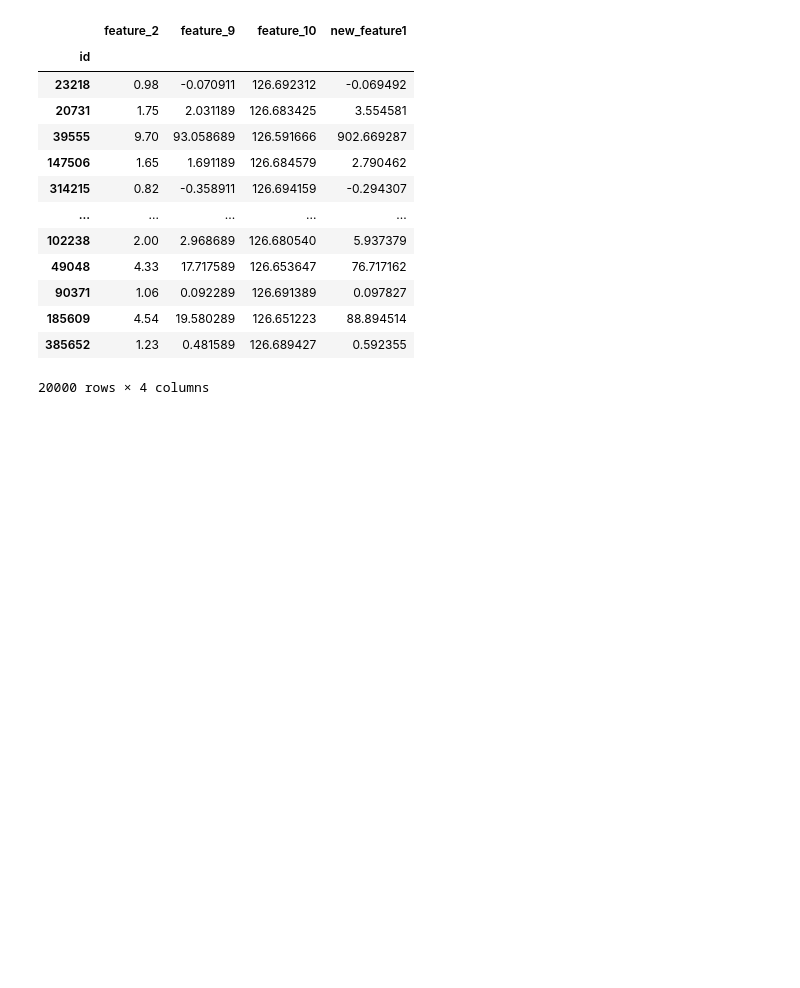
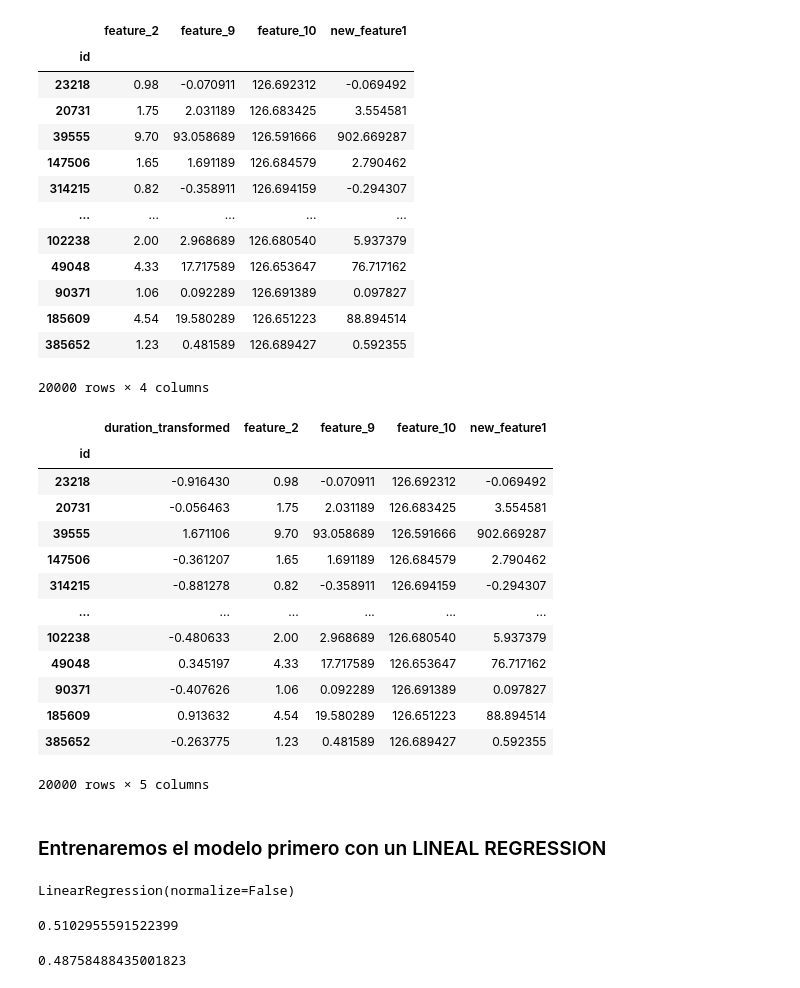
Before and after one commit to BLACKA10/prueba_ML, a Jupyter notebook: Final.ipynb, the cells around one changed output. Drawn from its saved outputs; the diff is of its cells as text; code cells hidden in the pictures; blank space fills up the shorter version.

```diff
--- a/Final.ipynb
+++ b/Final.ipynb
@@ -347,3 +345,21 @@ X_selected
 | 185609 | 4.54 | 19.580289 | 126.651223 | 88.894514 |
 | 385652 | 1.23 | 0.481589 | 126.689427 | 0.592355 |
 20000 rows × 4 columns
+# %%
+data_selected = pd.merge(y, X_selected, on='id', how='inner')
+data_selected
+# %% [output]
+|  | duration_transformed | feature_2 | feature_9 | feature_10 | new_feature1 |
+| id |  |  |  |  |  |
+| 23218 | -0.916430 | 0.98 | -0.070911 | 126.692312 | -0.069492 |
+| 20731 | -0.056463 | 1.75 | 2.031189 | 126.683425 | 3.554581 |
+| 39555 | 1.671106 | 9.70 | 93.058689 | 126.591666 | 902.669287 |
+| 147506 | -0.361207 | 1.65 | 1.691189 | 126.684579 | 2.790462 |
+| 314215 | -0.881278 | 0.82 | -0.358911 | 126.694159 | -0.294307 |
+| ... | ... | ... | ... | ... | ... |
+| 102238 | -0.480633 | 2.00 | 2.968689 | 126.680540 | 5.937379 |
+| 49048 | 0.345197 | 4.33 | 17.717589 | 126.653647 | 76.717162 |
+| 90371 | -0.407626 | 1.06 | 0.092289 | 126.691389 | 0.097827 |
+| 185609 | 0.913632 | 4.54 | 19.580289 | 126.651223 | 88.894514 |
+| 385652 | -0.263775 | 1.23 | 0.481589 | 126.689427 | 0.592355 |
+20000 rows × 5 columns
@@ -349,0 +376,2 @@ X_selected
+# %% [markdown]
+### Entrenaremos el modelo primero con un LINEAL REGRESSION
@@ -349,0 +380,10 @@ X_selected
+# %%
+lr.fit(X_train,y_train)
+# %% [output]
+LinearRegression(normalize=False)
+# %%
+print(lr.score(X_train, y_train))
+lr.score(X_test,y_test)
+# %% [output]
+0.5102955591522399
+0.48758488435001823
```
Also changed, not shown: parts of 9 cells of this notebook.
